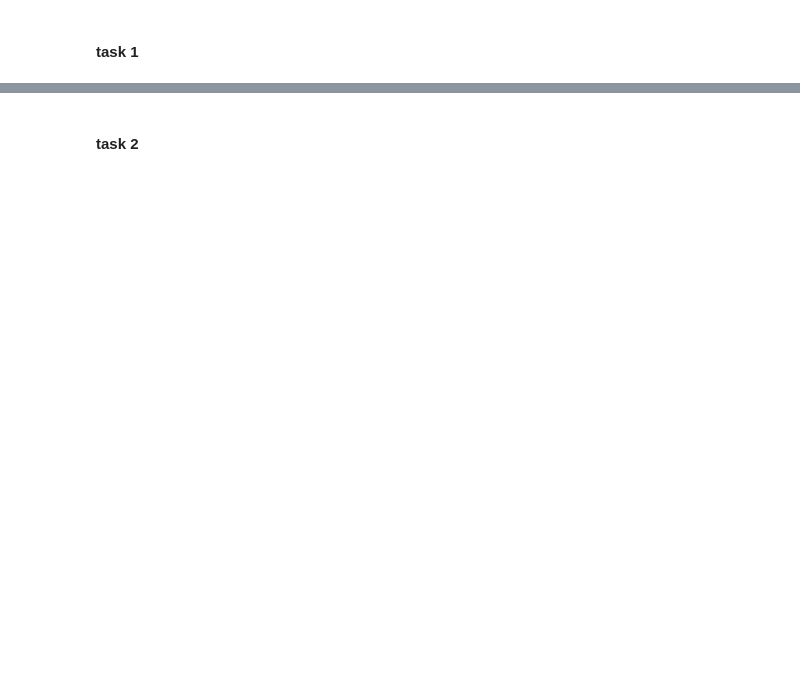
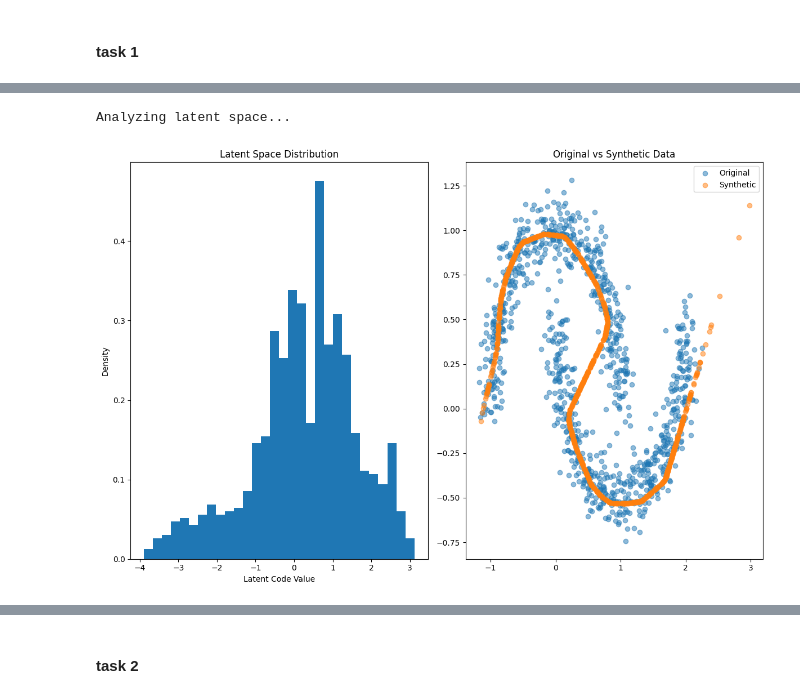
Before and after one commit to sandrinjoy/gnns-ws-24, a Jupyter notebook: autoencoders.ipynb, the cells around one changed output, grey strips where cells are left out. Cells and saved outputs as stored; diff of their text form; code cells hidden in the pictures; blank space fills up the shorter version.

```diff
--- a/autoencoders.ipynb
+++ b/autoencoders.ipynb
@@ -457,0 +274,52 @@ Reconstruction Error (MSE) on noisy test set (noise=0.2): 0.065754
+# %%
+# Task 1.3: Analysis of latent space
+
+def analyze_latent_space(best_params):
+    """Analyze latent space distribution and generate synthetic data"""
+
+    data = generate_moons(noise=0.1, n_samples=1000)
+    model = Autoencoder(input_size=2, bottleneck_size=1,
+                       hidden_size=int(best_params['hidden_size']),
+                       layers=int(best_params['layers']))
+    train_and_evaluate(model, data, data, epochs=20, lr=best_params['lr'])
+
+
+    model.eval()
+    with torch.no_grad():
+        latent_codes = model.encoder(data).numpy()
+
+    # Histogram
+    plt.figure(figsize=(18, 8))
+
+    plt.subplot(131)
+    plt.hist(latent_codes, bins=30, density=True)
+    plt.title('Latent Space Distribution')
+    plt.xlabel('Latent Code Value')
+    plt.ylabel('Density')
+
+    # Fitting GMM and generate synthetic data
+    gmm = GaussianMixture(n_components=2)
+    gmm.fit(latent_codes)
+    synthetic_codes = gmm.sample(1000)[0]
+
+    # Synthetic data
+    with torch.no_grad():
+        synthetic_data = model.decoder(torch.tensor(synthetic_codes, dtype=torch.float32)).numpy()
+
+    # Plot original vs synthetic
+    plt.subplot(132)
+    plt.scatter(data[:, 0], data[:, 1], alpha=0.5, label='Original')
+    plt.scatter(synthetic_data[:, 0], synthetic_data[:, 1], alpha=0.5, label='Synthetic')
+    plt.title('Original vs Synthetic Data')
+    plt.legend()
+
+    plt.tight_layout()
+    plt.show()
+
+    return model
+
+print("\nAnalyzing latent space...")
+model = analyze_latent_space(best_params)
+# %% [output]
+Analyzing latent space...
+[figure, added]
```
Also changed, not shown: parts of 26 cells of this notebook, 1 other file.
